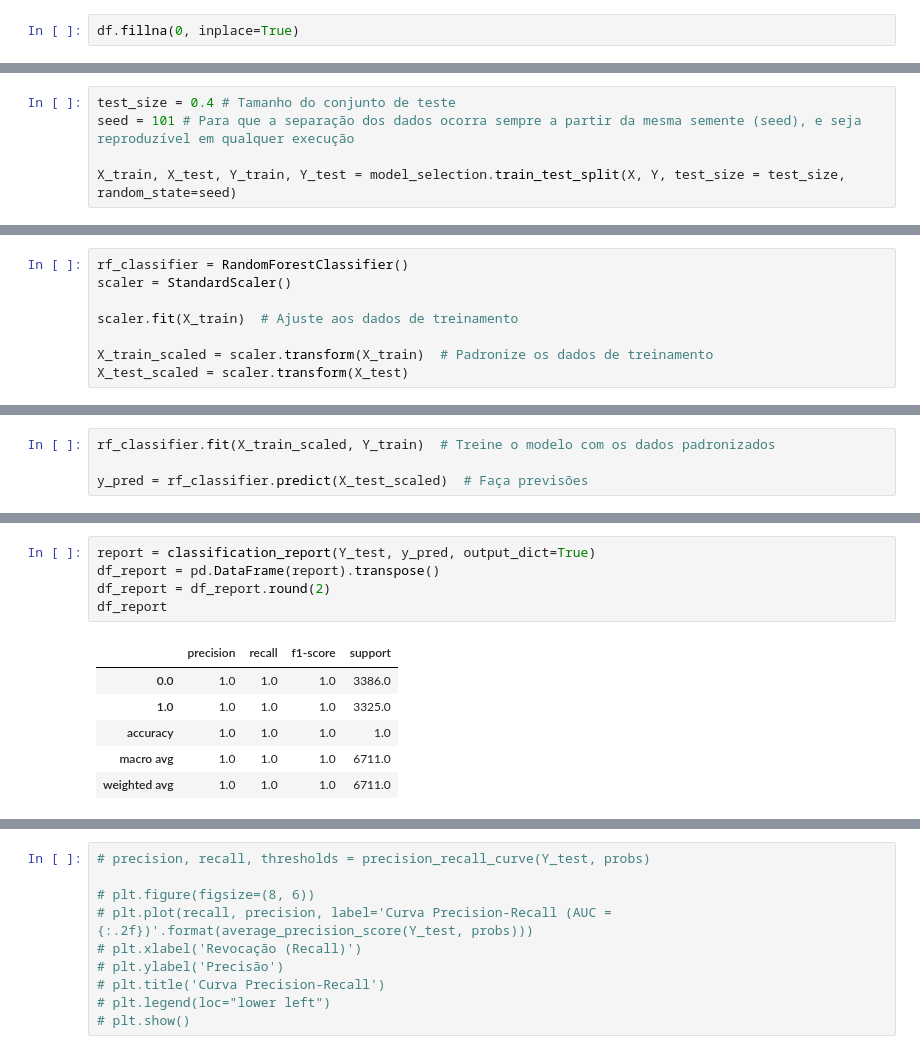
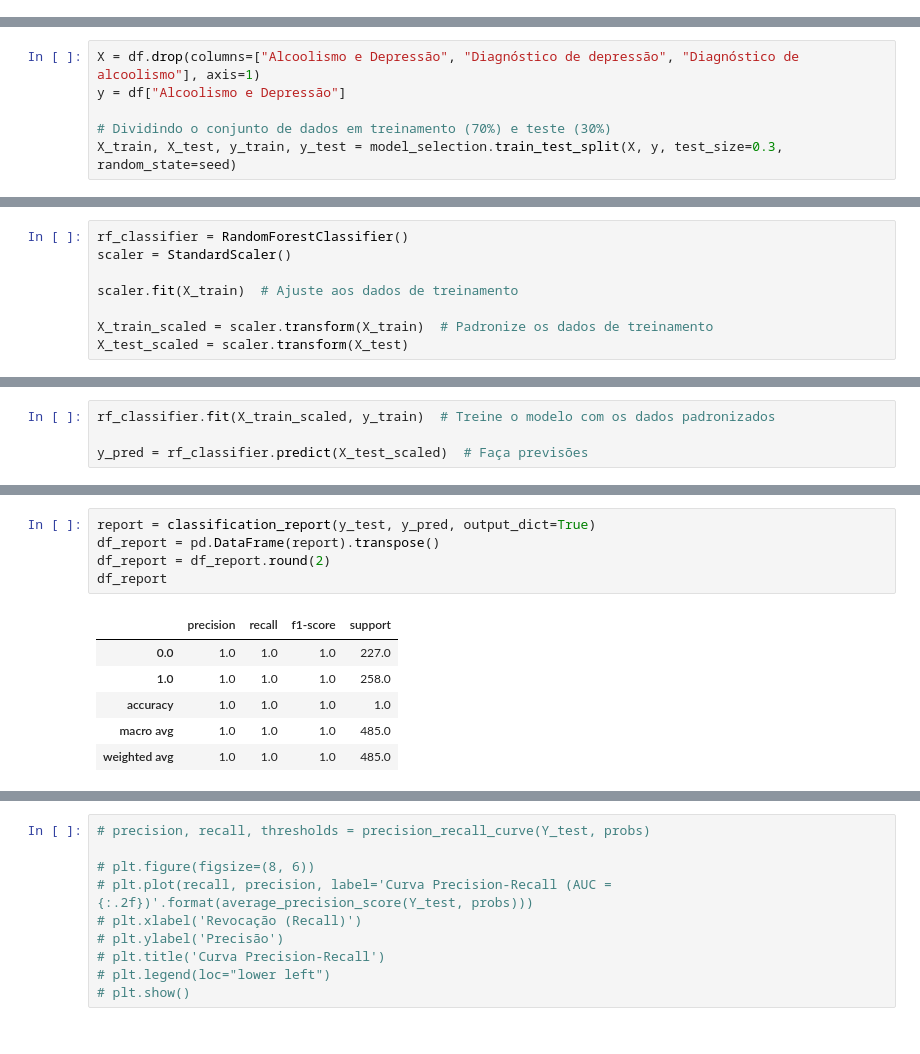
Before and after one commit to Pabloprado-png/TCC-Depressao, a Jupyter notebook: ML_melhorado_v2.ipynb, the cells around one changed output, grey strips where cells are left out. Saved outputs shown, nothing was run; the diff lists cells and outputs as text.

```diff
--- a/ML_melhorado_v2.ipynb
+++ b/ML_melhorado_v2.ipynb
@@ -67,2 +26,0 @@ df.head()
-# %%
-df.fillna(0, inplace=True)
@@ -140,5 +78,0 @@ X: 16776 Y: 16776
-# %%
-test_size = 0.4 # Tamanho do conjunto de teste
-seed = 101 # Para que a separação dos dados ocorra sempre a partir da mesma semente (seed), e seja reproduzível em qualquer execução
-
-X_train, X_test, Y_train, Y_test = model_selection.train_test_split(X, Y, test_size = test_size, random_state=seed)
@@ -150,0 +79,6 @@ Name: Diagnóstico de depressão, dtype: int64
+# %%
+X = df.drop(columns=["Alcoolismo e Depressão", "Diagnóstico de depressão", "Diagnóstico de alcoolismo"], axis=1)
+y = df["Alcoolismo e Depressão"]
+
+# Dividindo o conjunto de dados em treinamento (70%) e teste (30%)
+X_train, X_test, y_train, y_test = model_selection.train_test_split(X, y, test_size=0.3, random_state=seed)
@@ -204,5 +191,5 @@ array([[-0.68776781, -1.38013112, -1.53127092, ..., -0.49747108,
 # %%
-rf_classifier.fit(X_train_scaled, Y_train)  # Treine o modelo com os dados padronizados
+rf_classifier.fit(X_train_scaled, y_train)  # Treine o modelo com os dados padronizados
 
 y_pred = rf_classifier.predict(X_test_scaled)  # Faça previsões
 # %%
@@ -248,15 +235,15 @@ plt.show()
 # %%
-report = classification_report(Y_test, y_pred, output_dict=True)
+report = classification_report(y_test, y_pred, output_dict=True)
 df_report = pd.DataFrame(report).transpose()
 df_report = df_report.round(2)
 df_report
 # %% [output]
 |  | precision | recall | f1-score | support |
-| 0.0 | 1.0 | 1.0 | 1.0 | 3386.0 |
-| 1.0 | 1.0 | 1.0 | 1.0 | 3325.0 |
+| 0.0 | 1.0 | 1.0 | 1.0 | 227.0 |
+| 1.0 | 1.0 | 1.0 | 1.0 | 258.0 |
 | accuracy | 1.0 | 1.0 | 1.0 | 1.0 |
-| macro avg | 1.0 | 1.0 | 1.0 | 6711.0 |
-| weighted avg | 1.0 | 1.0 | 1.0 | 6711.0 |
+| macro avg | 1.0 | 1.0 | 1.0 | 485.0 |
+| weighted avg | 1.0 | 1.0 | 1.0 | 485.0 |
 # %%
 from keras.models import Sequential
 from keras.layers import SimpleRNN, Dense
```
Also changed, not shown: parts of 24 cells of this notebook, 5 other files.
